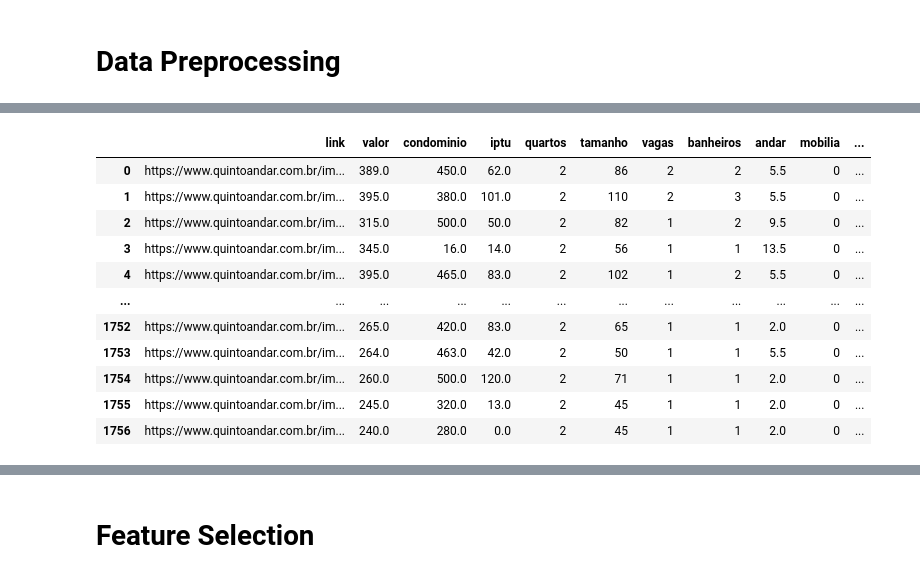
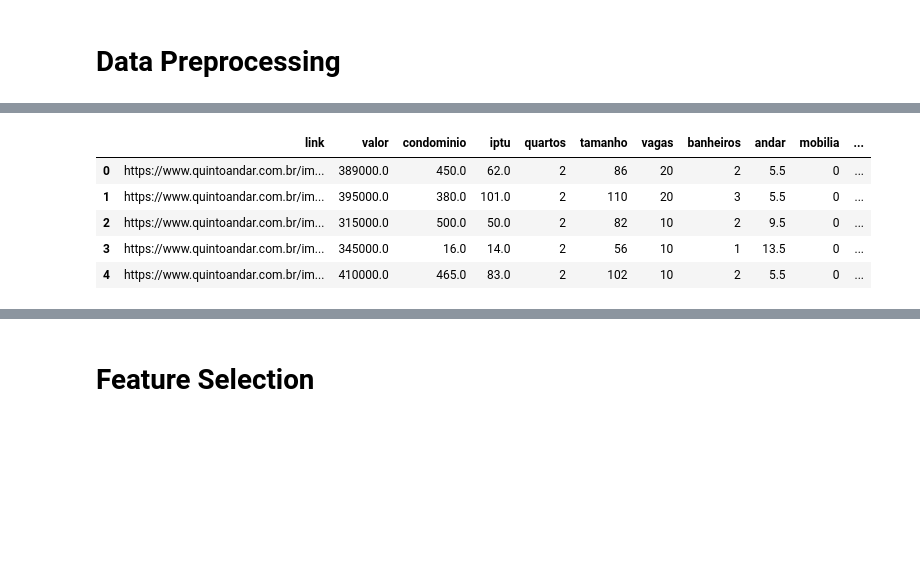
Before and after one commit to lucaszbianchi/data-analysis-projects, a Jupyter notebook: Find-a-place/model.ipynb, the cells around one changed output, grey strips where cells are left out. Saved outputs shown, nothing was run; the diff lists cells and outputs as text; code cells hidden in the pictures; blank space fills up the shorter version.

```diff
--- a/Find-a-place/model.ipynb
+++ b/Find-a-place/model.ipynb
@@ -2,0 +44,9 @@
+# %%
+# Corrige os tipos de cada coluna
+df_apts['valor'] = df_apts['valor'].str.replace('.', '').astype(float)
+df_apts['condominio'] = df_apts['condominio'].str.replace('.0', '').str.replace('.', '').astype(float)
+df_apts['quartos'] = df_apts['quartos'].astype(int)
+df_apts['tamanho'] = df_apts['tamanho'].astype(int)
+df_apts['vagas'] = df_apts['vagas'].str.replace('.', '').str.replace('-', '0').astype(int)
+df_apts['banheiros'] = df_apts['banheiros'].astype(int)
+print(df_apts.info())
@@ -3,21 +73,6 @@
 # %%
-import re
-import pandas as pd
-import numpy as np
-from sklearn.cluster import KMeans
-import matplotlib.pyplot as plt
-import matplotlib.image as mpimg
 
-df_apts = pd.read_csv('links_apartamentos.csv')
-df_apts.dropna(inplace=True)
-df_apts['valor'] = df_apts['valor'].astype(float)
-df_apts['condominio'] = df_apts['condominio'].astype(float)
-df_apts['quartos'] = df_apts['quartos'].astype(int)
-df_apts['tamanho'] = df_apts['tamanho'].astype(int)
-df_apts['vagas'] = df_apts['vagas'].astype(int)
-df_apts['banheiros'] = df_apts['banheiros'].astype(int)
-
-def extrair_iptu(iptu):
+def extrair_iptu(iptu):              # transforma o texto do IPTU do formato 12x R$ valor para apenas valor no formato float
     match = re.search(r'R\$ (\d+(\.\d+)?)', str(iptu))
     if match:
         return float(match.group(1))
@@ -25,7 +80,7 @@ def extrair_iptu(iptu):
         return None
 df_apts['iptu'] = df_apts['iptu'].apply(extrair_iptu)
 
-def extrair_localizacao(localizacao):
+def extrair_localizacao(localizacao):# corrige as entradas de latitude e longitude caso estejam sem o sinal negativo no começo
     match = re.search(r'(\d+\.\d+,-?\d+\.\d+)', str(localizacao))
     if match:
         return "-" + match.group(1)
@@ -33,7 +88,7 @@ def extrair_localizacao(localizacao):
         return None
 df_apts['localização'] = df_apts['localização'].apply(extrair_localizacao)
 
-def extrair_andar_medio(andar):
+def extrair_andar_medio(andar):      #  transforma o texto de andar que fornece um intervalo de possiveis andares par a média deles
     if '-' in andar: return 0
     elif 'Até' in andar:
         numero = re.search(r'Até (\d+)° andar', andar)
@@ -43,42 +98,18 @@ def extrair_andar_medio(andar):
         return (float(numeros.group(1))+float(numeros.group(2)))/2
 df_apts['andar'] = df_apts['andar'].apply(extrair_andar_medio)
 
-df_apts['mobilia'] = df_apts['mobilia'].replace({'Sem mobília': 0, 'Mobiliado': 1})
-df_apts['bairro'] = df_apts['link'].str.split('quartos-').str[1].str.replace('-', ' ')
-
-df_apts.dropna(inplace=True)
-
+df_apts['mobilia'] = df_apts['mobilia'].replace({'Sem mobília': 0, 'Mobiliado': 1})   # transoforma as entradas de mobilia para 0 ou 1
+def extrair_bairro(link):    # cria a coluna bairro com base na informação presente no final do link
+    if 'quartos-' in link:
+        return link.split('quartos-')[1].replace('-', ' ')
+    elif 'quarto-' in link:
+        return link.split('quarto-')[1].replace('-', ' ')
+    else:
+        return None  # Ou qualquer tratamento que você deseja fazer para casos inesperados
+df_apts['bairro'] = df_apts['link'].apply(extrair_bairro)
 
 # Extrair as coordenadas de latitude e longitude da coluna 'localização'
 df_apts[['latitude', 'longitude']] = df_apts['localização'].str.split(',', expand=True).astype(float)
-df_apts.drop(columns=['localização'],inplace=True)
-
-# Normalizar os dados, se necessário (opcional)
-
-# Aplicar o algoritmo K-means
-n_clusters = 3  # Escolha o número de clusters (grupos)
-kmeans = KMeans(n_clusters=n_clusters, random_state=0)
-df_apts['região'] = kmeans.fit_predict(df_apts[['latitude', 'longitude']])
-
-# Plotar os grupos
-plt.figure(figsize=(10, 6))
-for cluster in range(n_clusters):
-    cluster_data = df_apts[df_apts['região'] == cluster]
-    plt.scatter(cluster_data['longitude'], cluster_data['latitude'], label=f'Cluster {cluster}', alpha=0.7)
-# Carregar a imagem da cidade de Campinas
-img = mpimg.imread('campinas.png')
-
-# Plotar a imagem
-plt.imshow(img, extent=[-47.201200, -46.983075, -22.998374, -22.841634])
-
-# Adicionar título e rótulos dos eixos
-plt.title('Agrupamento Espacial dos Apartamentos')
-plt.xlabel('Longitude')
-plt.ylabel('Latitude')
-
-# Mostrar o plot
-plt.show()
-
-
-df_apts
+df_apts.dropna(subset=['latitude'],inplace=True)
+df_apts.head()
 # %% [output]
@@ -86,12 +116,6 @@ df_apts
 |  | link | valor | condominio | iptu | quartos | tamanho | vagas | banheiros | andar | mobilia | ... |
-| 0 | https://www.quintoandar.com.br/im... | 389.0 | 450.0 | 62.0 | 2 | 86 | 2 | 2 | 5.5 | 0 | ... |
-| 1 | https://www.quintoandar.com.br/im... | 395.0 | 380.0 | 101.0 | 2 | 110 | 2 | 3 | 5.5 | 0 | ... |
-| 2 | https://www.quintoandar.com.br/im... | 315.0 | 500.0 | 50.0 | 2 | 82 | 1 | 2 | 9.5 | 0 | ... |
-| 3 | https://www.quintoandar.com.br/im... | 345.0 | 16.0 | 14.0 | 2 | 56 | 1 | 1 | 13.5 | 0 | ... |
-| 4 | https://www.quintoandar.com.br/im... | 395.0 | 465.0 | 83.0 | 2 | 102 | 1 | 2 | 5.5 | 0 | ... |
-| ... | ... | ... | ... | ... | ... | ... | ... | ... | ... | ... | ... |
-| 1752 | https://www.quintoandar.com.br/im... | 265.0 | 420.0 | 83.0 | 2 | 65 | 1 | 1 | 2.0 | 0 | ... |
-| 1753 | https://www.quintoandar.com.br/im... | 264.0 | 463.0 | 42.0 | 2 | 50 | 1 | 1 | 5.5 | 0 | ... |
-| 1754 | https://www.quintoandar.com.br/im... | 260.0 | 500.0 | 120.0 | 2 | 71 | 1 | 1 | 2.0 | 0 | ... |
-| 1755 | https://www.quintoandar.com.br/im... | 245.0 | 320.0 | 13.0 | 2 | 45 | 1 | 1 | 2.0 | 0 | ... |
-| 1756 | https://www.quintoandar.com.br/im... | 240.0 | 280.0 | 0.0 | 2 | 45 | 1 | 1 | 2.0 | 0 | ... |
+| 0 | https://www.quintoandar.com.br/im... | 389000.0 | 450.0 | 62.0 | 2 | 86 | 20 | 2 | 5.5 | 0 | ... |
+| 1 | https://www.quintoandar.com.br/im... | 395000.0 | 380.0 | 101.0 | 2 | 110 | 20 | 3 | 5.5 | 0 | ... |
+| 2 | https://www.quintoandar.com.br/im... | 315000.0 | 500.0 | 50.0 | 2 | 82 | 10 | 2 | 9.5 | 0 | ... |
+| 3 | https://www.quintoandar.com.br/im... | 345000.0 | 16.0 | 14.0 | 2 | 56 | 10 | 1 | 13.5 | 0 | ... |
+| 4 | https://www.quintoandar.com.br/im... | 410000.0 | 465.0 | 83.0 | 2 | 102 | 10 | 2 | 5.5 | 0 | ... |
```
Also changed, not shown: parts of 40 cells of this notebook, 4 other files.
